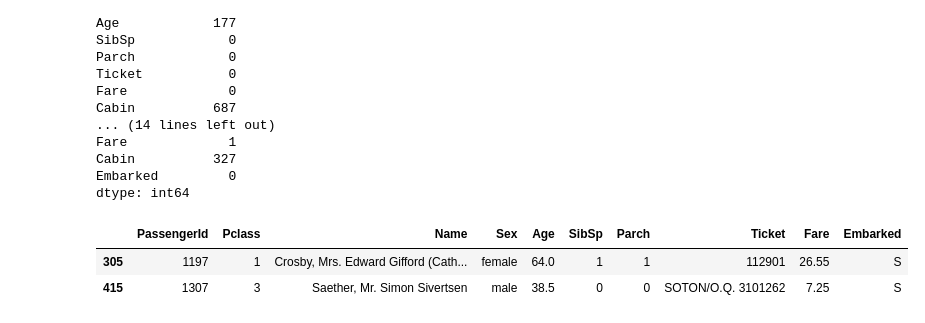
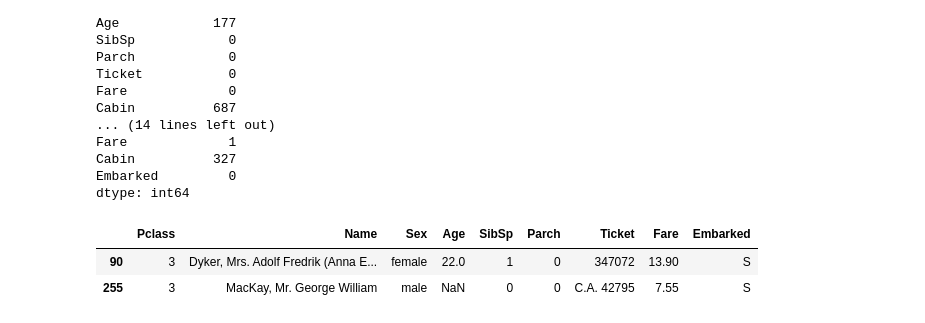
Before and after one commit to WinnieAnyoso/KNN_NaiveBayes, a Jupyter notebook: W9_KNN.ipynb, the cells around one changed output. Cells and saved outputs as stored; diff of their text form; code cells hidden in the pictures.

```diff
--- a/W9_KNN.ipynb
+++ b/W9_KNN.ipynb
@@ -149,10 +149,10 @@ Embarked         0
 dtype: int64
 # %%
 # Dropping unnecesry columns
-test.drop(['Cabin'], axis=1, inplace = True)
+test.drop(['Cabin', 'PassengerId'], axis=1, inplace = True)
 test.sample(2)
 # %% [output]
-|  | PassengerId | Pclass | Name | Sex | Age | SibSp | Parch | Ticket | Fare | Embarked |
-| 305 | 1197 | 1 | Crosby, Mrs. Edward Gifford (Cath... | female | 64.0 | 1 | 1 | 112901 | 26.55 | S |
-| 415 | 1307 | 3 | Saether, Mr. Simon Sivertsen | male | 38.5 | 0 | 0 | SOTON/O.Q. 3101262 | 7.25 | S |
+|  | Pclass | Name | Sex | Age | SibSp | Parch | Ticket | Fare | Embarked |
+| 90 | 3 | Dyker, Mrs. Adolf Fredrik (Anna E... | female | 22.0 | 1 | 0 | 347072 | 13.90 | S |
+| 255 | 3 | MacKay, Mr. George William | male | NaN | 0 | 0 | C.A. 42795 | 7.55 | S |
 # %%
```
Also changed, not shown: parts of 17 cells of this notebook.
